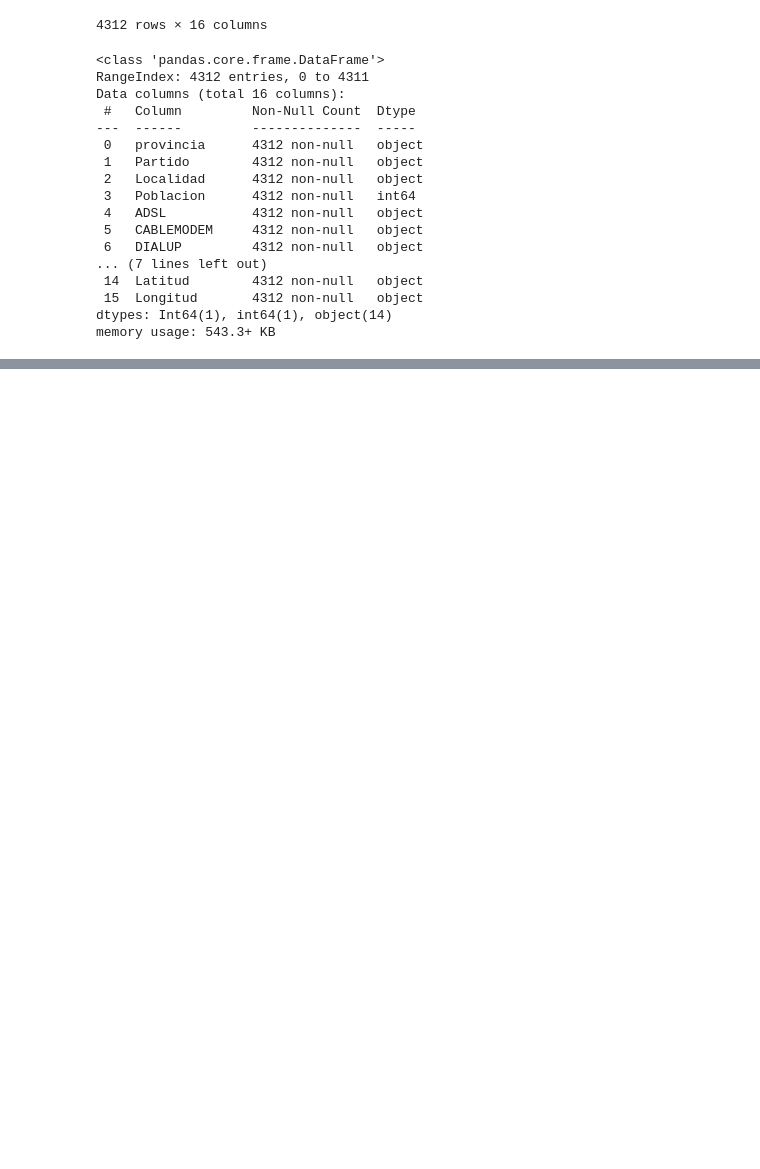
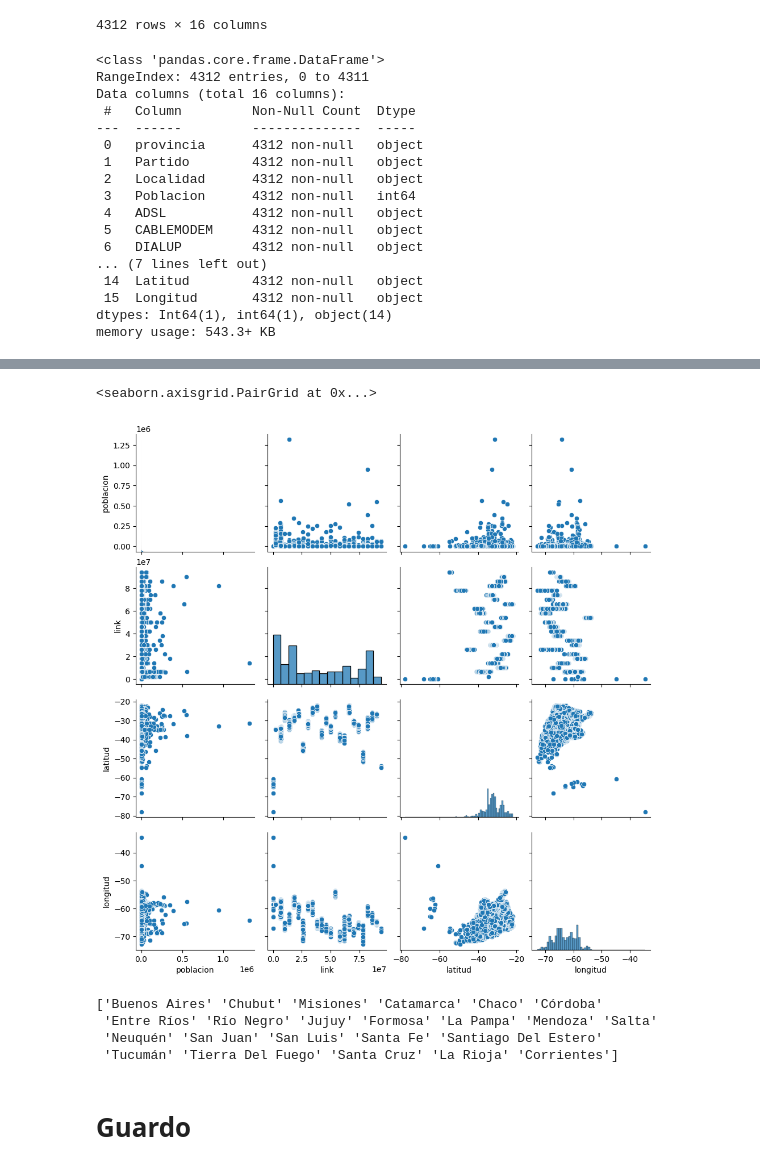
Before and after one commit to Lucaramallo/Empresa_telecomunicaciones, a Jupyter notebook: ETLs/ETL_Conectividad_al_servicio_de_Internet_x_localidad.ipynb, the cells around one changed output, grey strips where cells are left out. Drawn from its saved outputs; the diff is of its cells as text; code cells hidden in the pictures; blank space fills up the shorter version.

```diff
--- a/ETLs/ETL_Conectividad_al_servicio_de_Internet_x_localidad.ipynb
+++ b/ETLs/ETL_Conectividad_al_servicio_de_Internet_x_localidad.ipynb
@@ -311,0 +300,14 @@ memory usage: 543.3+ KB
+# %%
+sns.pairplot(df_con_al_serv_de_inter)
+# %% [output]
+<seaborn.axisgrid.PairGrid at 0x...>
+[figure, added]
+# %%
+print(df_con_al_serv_de_inter['provincia'].unique())
+# %% [output]
+['Buenos Aires' 'Chubut' 'Misiones' 'Catamarca' 'Chaco' 'Córdoba'
+ 'Entre Ríos' 'Río Negro' 'Jujuy' 'Formosa' 'La Pampa' 'Mendoza' 'Salta'
+ 'Neuquén' 'San Juan' 'San Luis' 'Santa Fe' 'Santiago Del Estero'
+ 'Tucumán' 'Tierra Del Fuego' 'Santa Cruz' 'La Rioja' 'Corrientes']
+# %% [markdown]
+# Guardo
```
Also changed, not shown: parts of 4 cells of this notebook.
